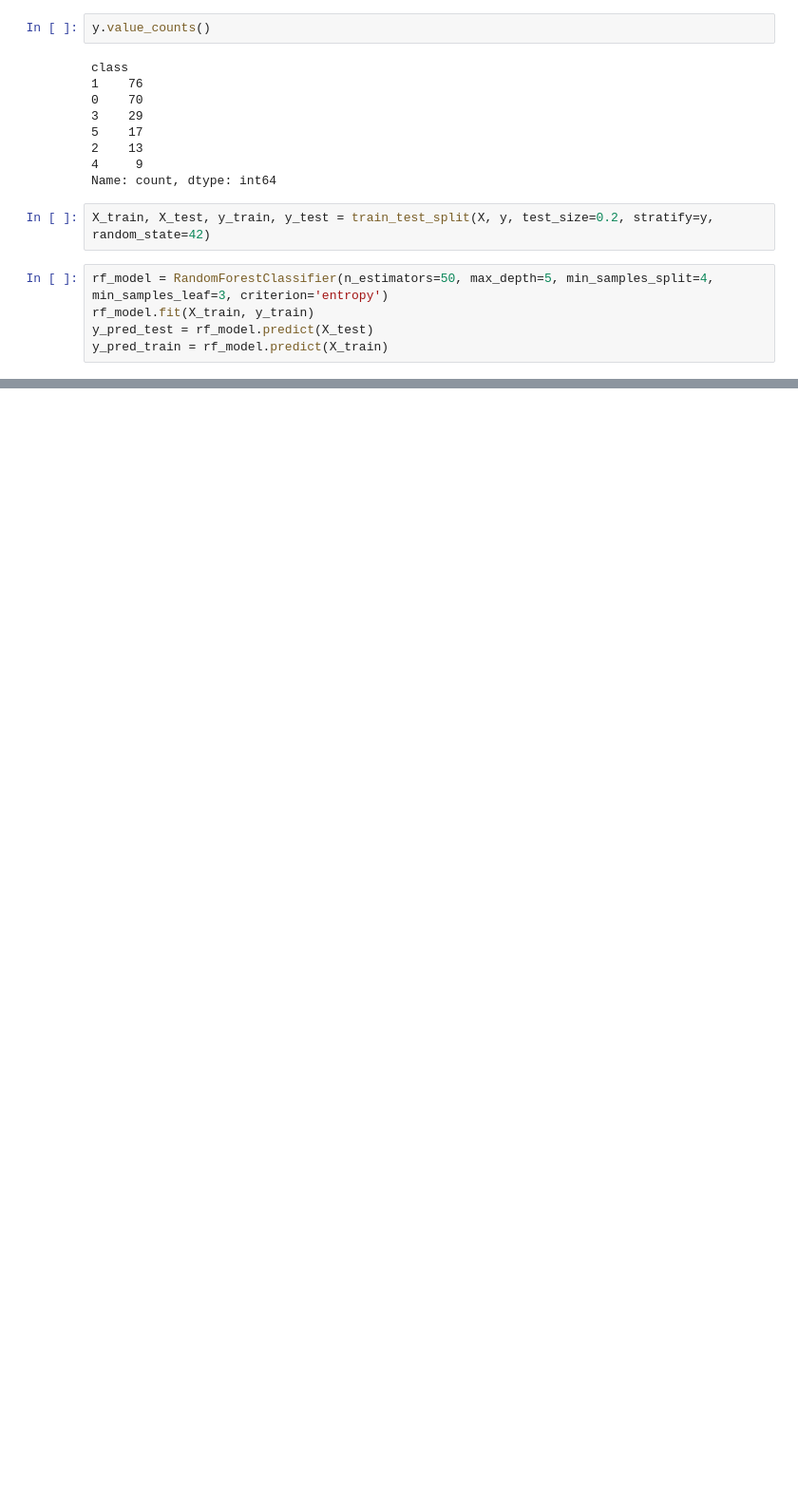
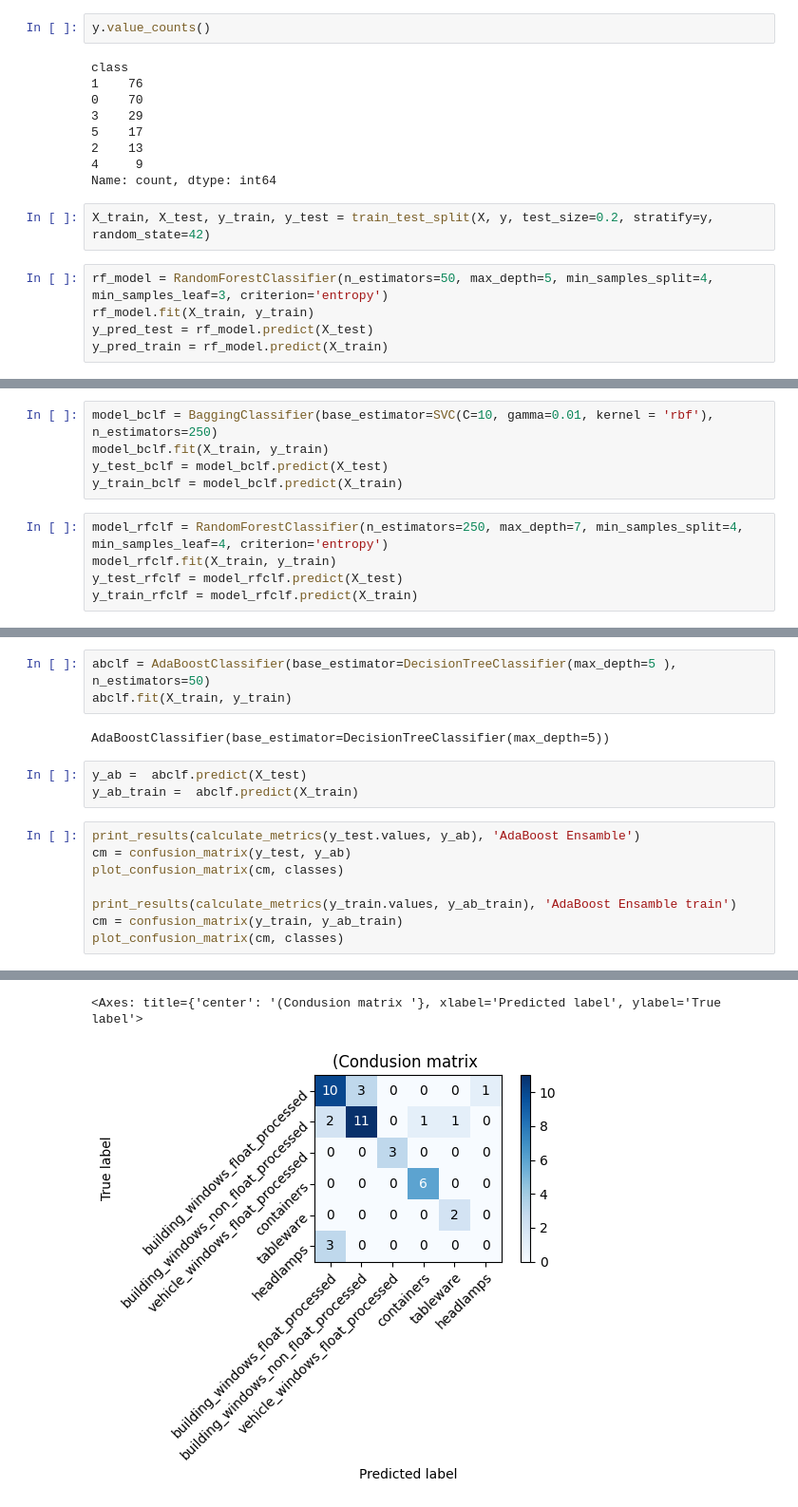
Before and after one commit to RastaAmanek/github, a Jupyter notebook: 9_1_zespoly_klasyfikatorow.ipynb, the cells around one changed output, grey strips where cells are left out. Shown at 95% size. Drawn from its saved outputs; the diff is of its cells as text; blank space fills up the shorter version.

```diff
--- a/9_1_zespoly_klasyfikatorow.ipynb
+++ b/9_1_zespoly_klasyfikatorow.ipynb
@@ -431,0 +432,10 @@ Results for RandomForestClassifier_train
+# %%
+model_bclf = BaggingClassifier(base_estimator=SVC(C=10, gamma=0.01, kernel = 'rbf'), n_estimators=250)
+model_bclf.fit(X_train, y_train)
+y_test_bclf = model_bclf.predict(X_test)
+y_train_bclf = model_bclf.predict(X_train)
+# %%
+model_rfclf = RandomForestClassifier(n_estimators=250, max_depth=7, min_samples_split=4, min_samples_leaf=4, criterion='entropy')
+model_rfclf.fit(X_train, y_train)
+y_test_rfclf = model_rfclf.predict(X_test)
+y_train_rfclf = model_rfclf.predict(X_train)
@@ -431,0 +466,17 @@ Results for RandomForestClassifier_train
+# %%
+abclf = AdaBoostClassifier(base_estimator=DecisionTreeClassifier(max_depth=5 ), n_estimators=50)
+abclf.fit(X_train, y_train)
+# %% [output]
+AdaBoostClassifier(base_estimator=DecisionTreeClassifier(max_depth=5))
+# %%
+y_ab =  abclf.predict(X_test)
+y_ab_train =  abclf.predict(X_train)
+# %%
+print_results(calculate_metrics(y_test.values, y_ab), 'AdaBoost Ensamble')
+cm = confusion_matrix(y_test, y_ab)
+plot_confusion_matrix(cm, classes)
+
+print_results(calculate_metrics(y_train.values, y_ab_train), 'AdaBoost Ensamble train')
+cm = confusion_matrix(y_train, y_ab_train)
+plot_confusion_matrix(cm, classes)
+# %% [output]
@@ -431,0 +499,2 @@ Results for RandomForestClassifier_train
+<Axes: title={'center': '(Condusion matrix '}, xlabel='Predicted label', ylabel='True label'>
+[figure, added]
```
Also changed, not shown: parts of 43 cells of this notebook.
